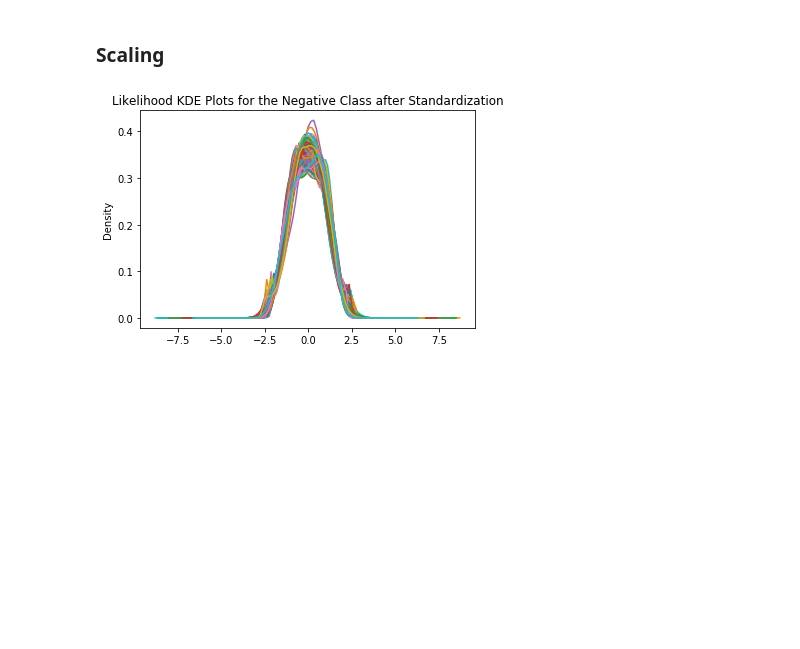
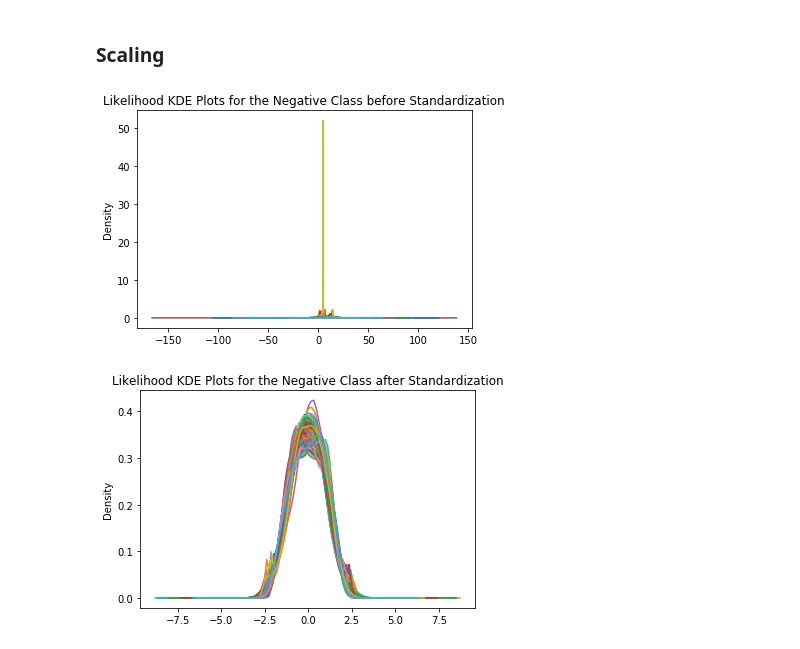
Before and after one commit to mancunian1792/DS5220, a Jupyter notebook: DS5220_project_ajeya.ipynb, the cells around one changed output. Saved outputs shown, nothing was run; the diff lists cells and outputs as text; code cells hidden in the pictures; blank space fills up the shorter version.

```diff
--- a/DS5220_project_ajeya.ipynb
+++ b/DS5220_project_ajeya.ipynb
@@ -124,6 +124,11 @@ plt.title('Likelihood KDE Plots for the Positive Class');
 ### Scaling
 # %%
 scaled = pd.DataFrame(StandardScaler().fit_transform(train_x))
+# %%
+train_x[train_y == 0].plot.kde(ind=100, legend=False)
+plt.title('Likelihood KDE Plots for the Negative Class before Standardization');
+# %% [output]
+[figure, added]
 # %%
 scaled[train_y == 0].plot.kde(ind=100, legend=False)
 plt.title('Likelihood KDE Plots for the Negative Class after Standardization');
```
Also changed, not shown: parts of 7 cells of this notebook, 1 other file.
